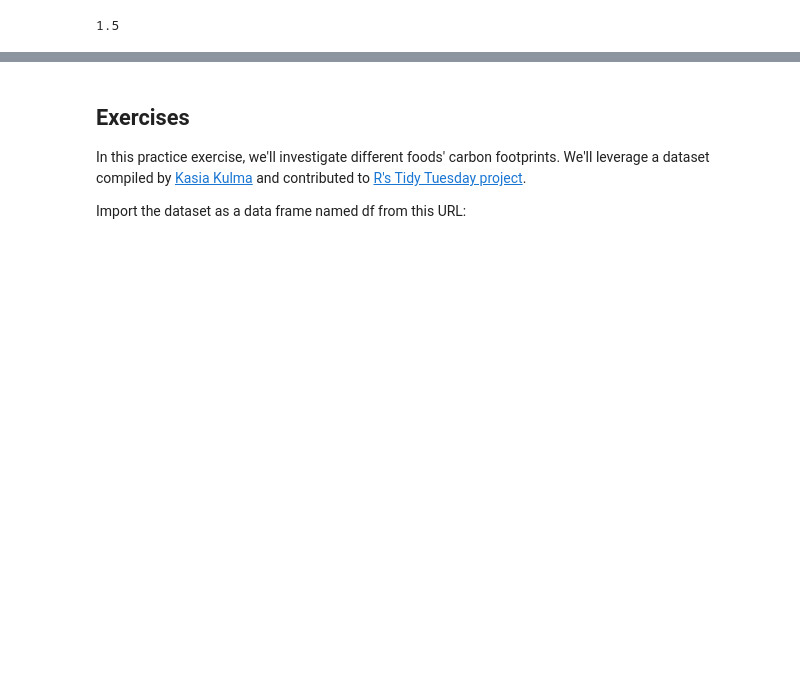
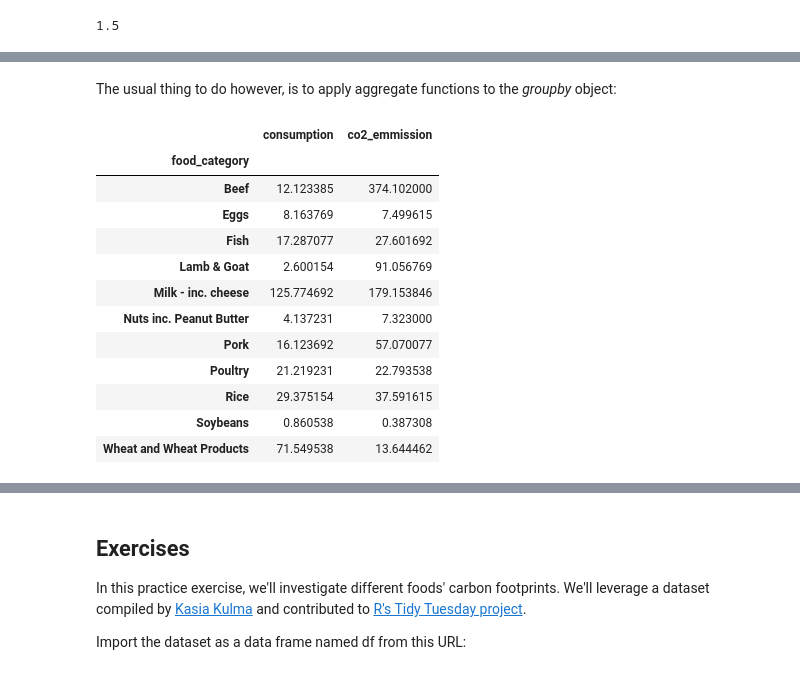
Before and after one commit to strvcom/ds-academy, a Jupyter notebook: lectures/02_lecture/pandas_basics.ipynb, the cells around one changed output, grey strips where cells are left out. Drawn from its saved outputs; the diff is of its cells as text; code cells hidden in the pictures; blank space fills up the shorter version.

```diff
--- a/lectures/02_lecture/pandas_basics.ipynb
+++ b/lectures/02_lecture/pandas_basics.ipynb
@@ -193,0 +470,18 @@ s1.mean()
+# %% [markdown]
+The usual thing to do however, is to apply aggregate functions to the _groupby_ object:
+# %%
+dfg.mean()
+# %% [output]
+|  | consumption | co2_emmission |
+| food_category |  |  |
+| Beef | 12.123385 | 374.102000 |
+| Eggs | 8.163769 | 7.499615 |
+| Fish | 17.287077 | 27.601692 |
+| Lamb & Goat | 2.600154 | 91.056769 |
+| Milk - inc. cheese | 125.774692 | 179.153846 |
+| Nuts inc. Peanut Butter | 4.137231 | 7.323000 |
+| Pork | 16.123692 | 57.070077 |
+| Poultry | 21.219231 | 22.793538 |
+| Rice | 29.375154 | 37.591615 |
+| Soybeans | 0.860538 | 0.387308 |
+| Wheat and Wheat Products | 71.549538 | 13.644462 |
```
Also changed, not shown: parts of 71 cells of this notebook, 3 other files.
